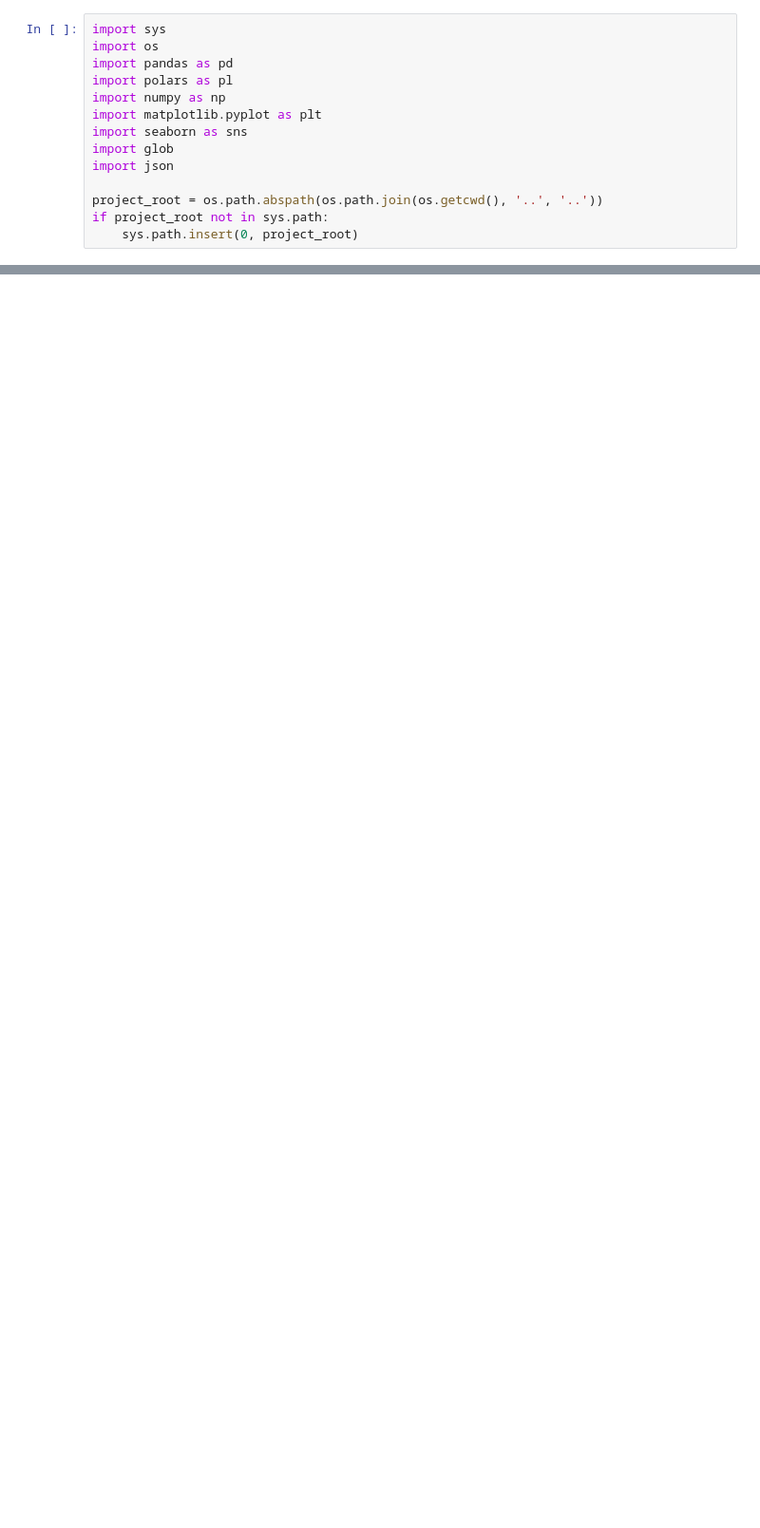
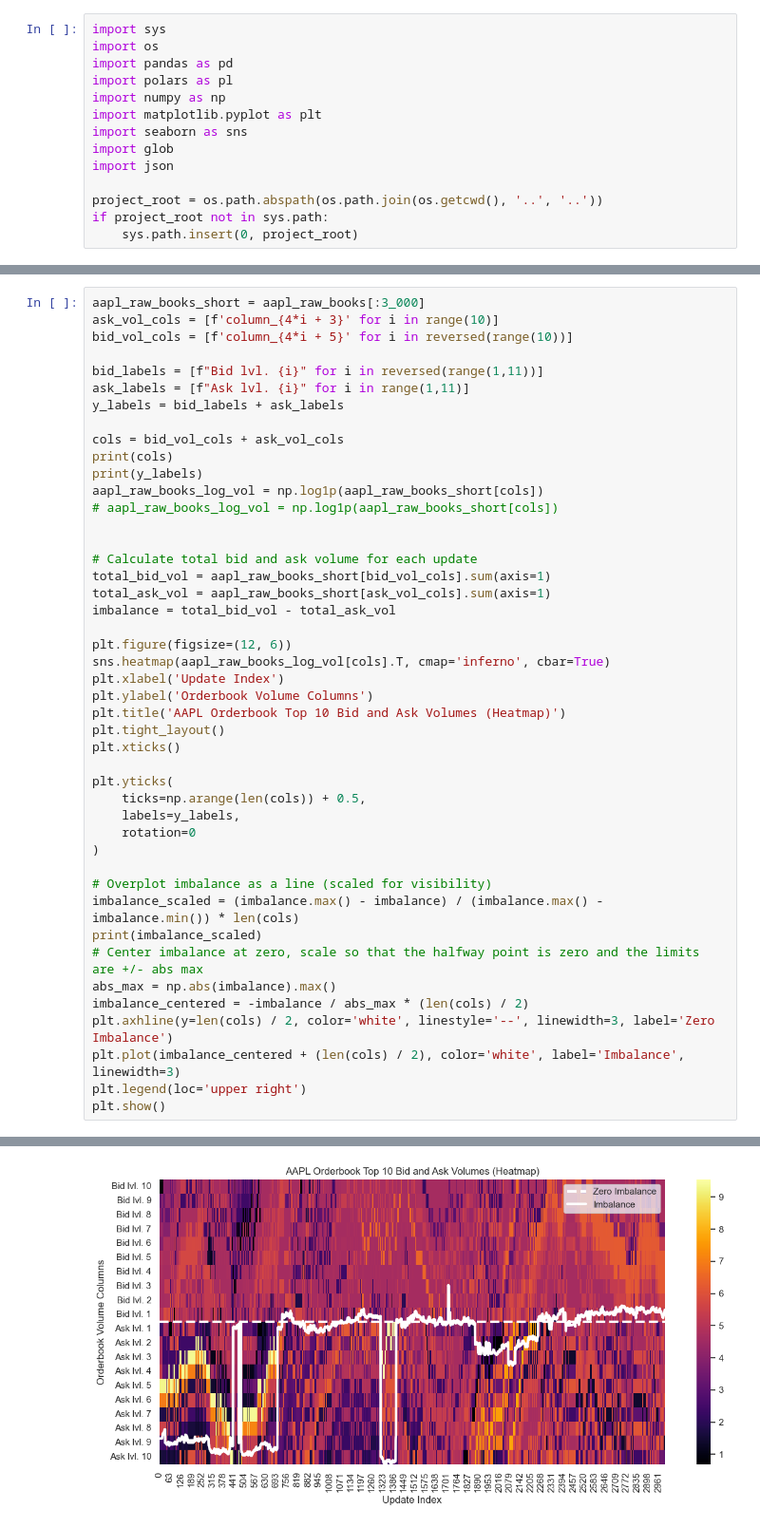
Before and after one commit to benhunt19/deep-lob-project, a Jupyter notebook: src/notebooks/exploratoryDataAnalysis.ipynb, the cells around one changed output, grey strips where cells are left out. Shown: that part at 95% size. Saved outputs shown, nothing was run; the diff lists cells and outputs as text; blank space fills up the shorter version.

```diff
--- a/src/notebooks/exploratoryDataAnalysis.ipynb
+++ b/src/notebooks/exploratoryDataAnalysis.ipynb
@@ -144,0 +368,46 @@ row
+# %%
+aapl_raw_books_short = aapl_raw_books[:3_000]
+ask_vol_cols = [f'column_{4*i + 3}' for i in range(10)]
+bid_vol_cols = [f'column_{4*i + 5}' for i in reversed(range(10))]
+
+bid_labels = [f"Bid lvl. {i}" for i in reversed(range(1,11))]
+ask_labels = [f"Ask lvl. {i}" for i in range(1,11)]
+y_labels = bid_labels + ask_labels
+
+cols = bid_vol_cols + ask_vol_cols
+print(cols)
+print(y_labels)
+aapl_raw_books_log_vol = np.log1p(aapl_raw_books_short[cols])
+# aapl_raw_books_log_vol = np.log1p(aapl_raw_books_short[cols])
+
+
+# Calculate total bid and ask volume for each update
+total_bid_vol = aapl_raw_books_short[bid_vol_cols].sum(axis=1)
+total_ask_vol = aapl_raw_books_short[ask_vol_cols].sum(axis=1)
+imbalance = total_bid_vol - total_ask_vol
+
+plt.figure(figsize=(12, 6))
+sns.heatmap(aapl_raw_books_log_vol[cols].T, cmap='inferno', cbar=True)
+plt.xlabel('Update Index')
+plt.ylabel('Orderbook Volume Columns')
+plt.title('AAPL Orderbook Top 10 Bid and Ask Volumes (Heatmap)')
+plt.tight_layout()
+plt.xticks()
+
+plt.yticks(
+    ticks=np.arange(len(cols)) + 0.5,
+    labels=y_labels,
+    rotation=0
+)
+
+# Overplot imbalance as a line (scaled for visibility)
+imbalance_scaled = (imbalance.max() - imbalance) / (imbalance.max() - imbalance.min()) * len(cols)
+print(imbalance_scaled)
+# Center imbalance at zero, scale so that the halfway point is zero and the limits are +/- abs max
+abs_max = np.abs(imbalance).max()
+imbalance_centered = -imbalance / abs_max * (len(cols) / 2)
+plt.axhline(y=len(cols) / 2, color='white', linestyle='--', linewidth=3, label='Zero Imbalance')
+plt.plot(imbalance_centered + (len(cols) / 2), color='white', label='Imbalance', linewidth=3)
+plt.legend(loc='upper right')
+plt.show()
+# %% [output]
@@ -144,0 +428 @@ row
+[figure, added]
```
Also changed, not shown: parts of 13 cells of this notebook, 12 other files.
